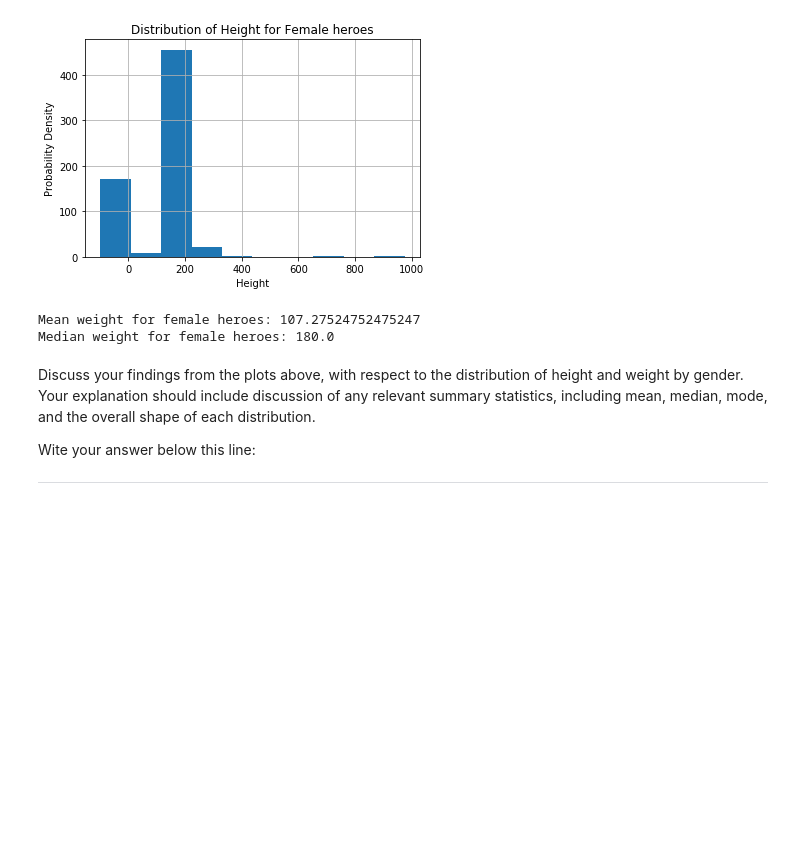
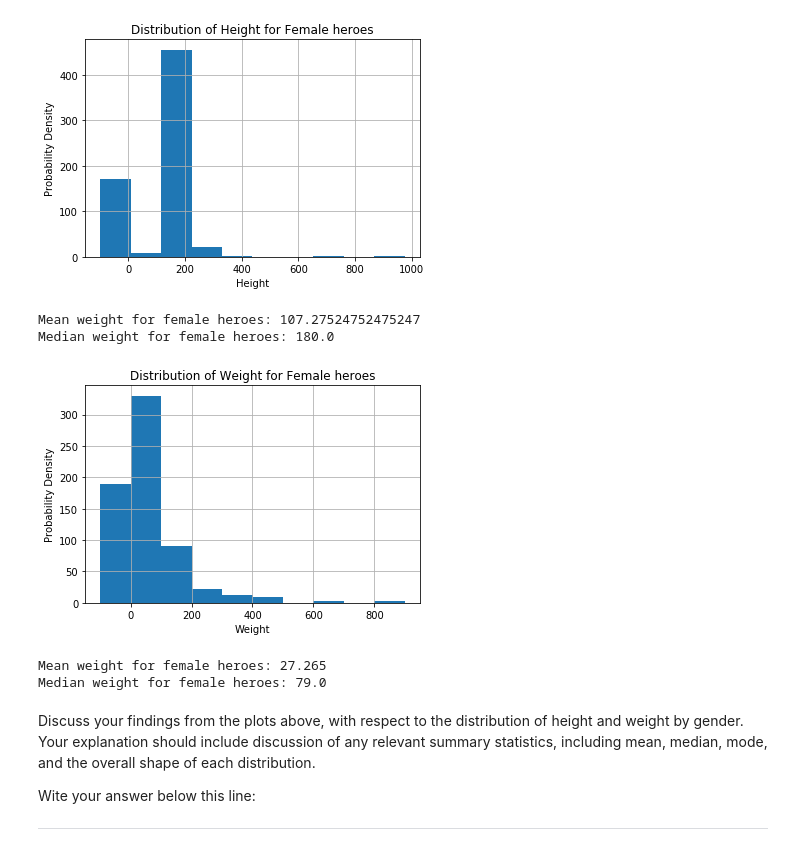
Before and after one commit to Princess-1/dsc-data-cleaning-project-atlanta-ds-062419, a Jupyter notebook: index.ipynb, the cells around one changed output. Saved outputs shown, nothing was run; the diff lists cells and outputs as text; code cells hidden in the pictures; blank space fills up the shorter version.

```diff
--- a/index.ipynb
+++ b/index.ipynb
@@ -299,9 +299,13 @@ Mean weight for female heroes: 107.27524752475247
 Median weight for female heroes: 180.0
 # %%
 # Female Weight
-show_distplot(heroes_and_powers_df, 'Female', 'Weight')
+show_distplot(df, 'Female', 'Weight')
 print("Mean weight for female heroes: {}".format(female_heroes_df.Weight.mean()))
 print("Median weight for female heroes: {}".format(male_heroes_df.Weight.median()))
+# %% [output]
+[figure, added]
+Mean weight for female heroes: 27.265
+Median weight for female heroes: 79.0
 # %% [markdown]
 Discuss your findings from the plots above, with respect to the distribution of height and weight by gender.  Your explanation should include discussion of any relevant summary statistics, including mean, median, mode, and the overall shape of each distribution.
 
```
